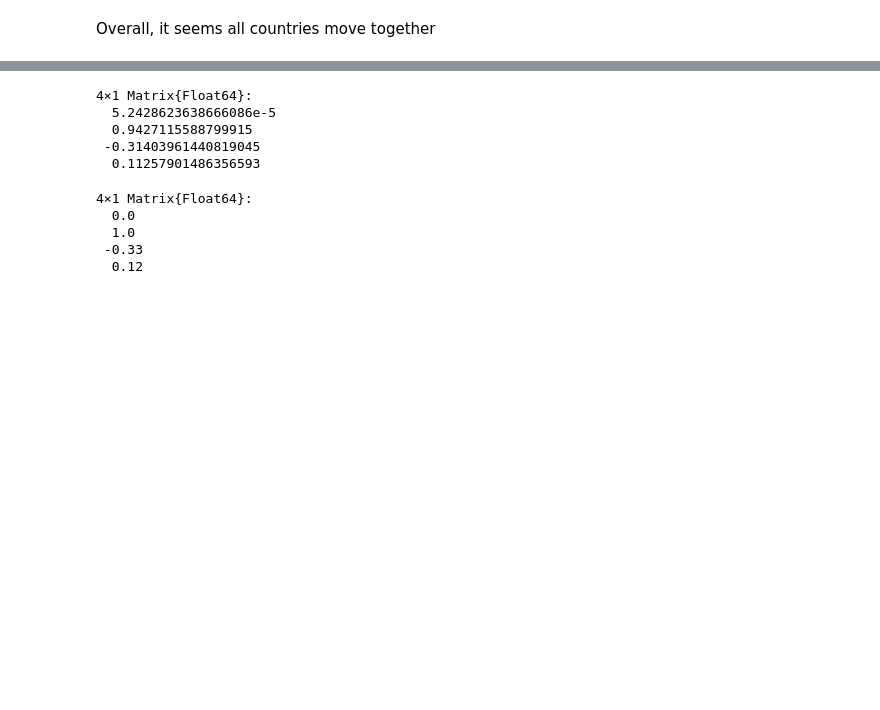
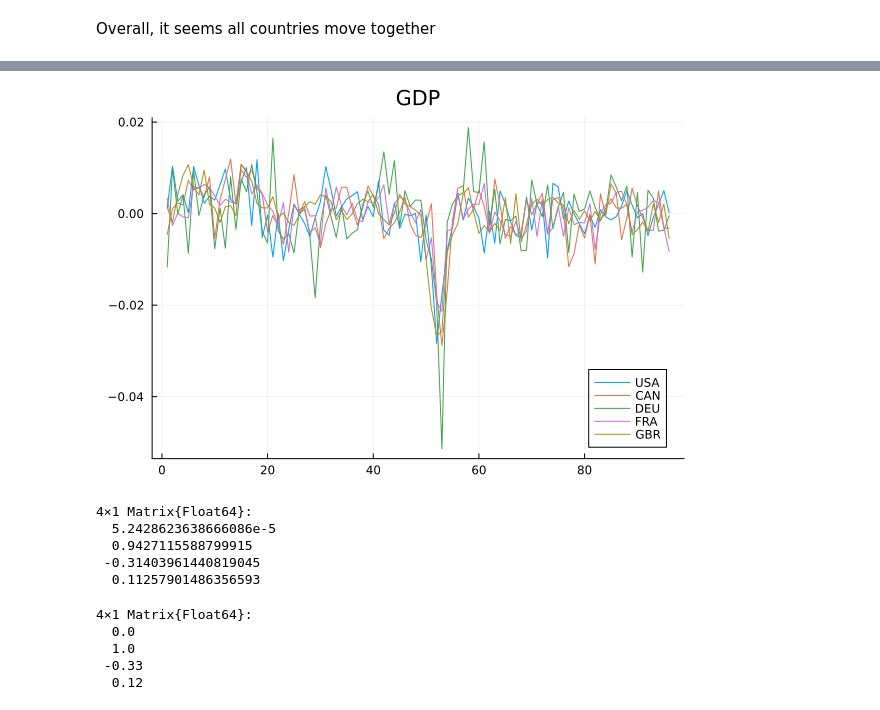
Before and after one commit to ivanuricardo/RR-MAR, a Jupyter notebook: notebooks/globalanalysis.ipynb, the cells around one changed output, grey strips where cells are left out. Cells and saved outputs as stored; diff of their text form; code cells hidden in the pictures; blank space fills up the shorter version.

```diff
--- a/notebooks/globalanalysis.ipynb
+++ b/notebooks/globalanalysis.ipynb
@@ -142,3 +63,11 @@ plot(hcat(cendata[1,2,:], cendata[2,3,:]))
+# %%
+plot(cendata[1, 2,:], label="USA", title = "GDP")
+plot!(cendata[2, 2,:], label="CAN")
+plot!(cendata[3, 2,:], label="DEU")
+plot!(cendata[4, 2,:], label="FRA")
+plot!(cendata[5, 2,:], label="GBR")
+# %% [output]
+[figure, added]
 # %%
 δ2 = nullspace(tuckest.U[2]')
 # %% [output]
```
Also changed, not shown: parts of 77 cells of this notebook.
